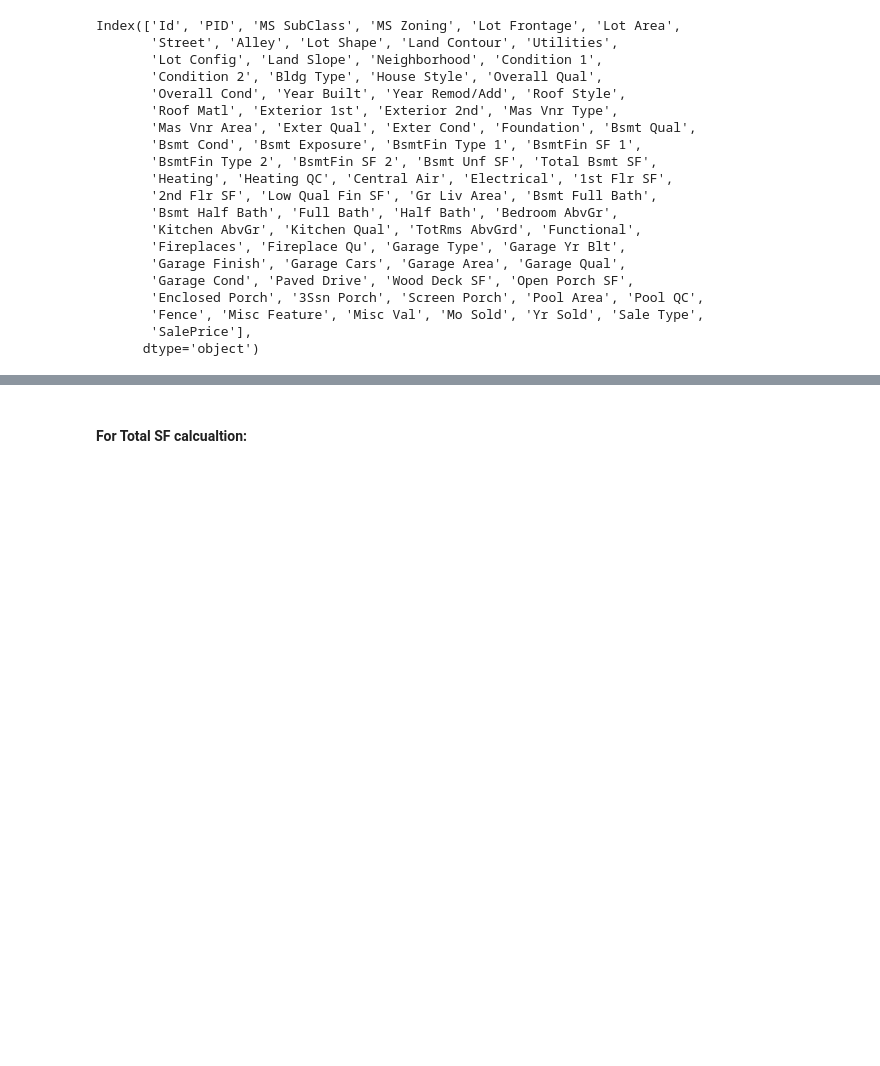
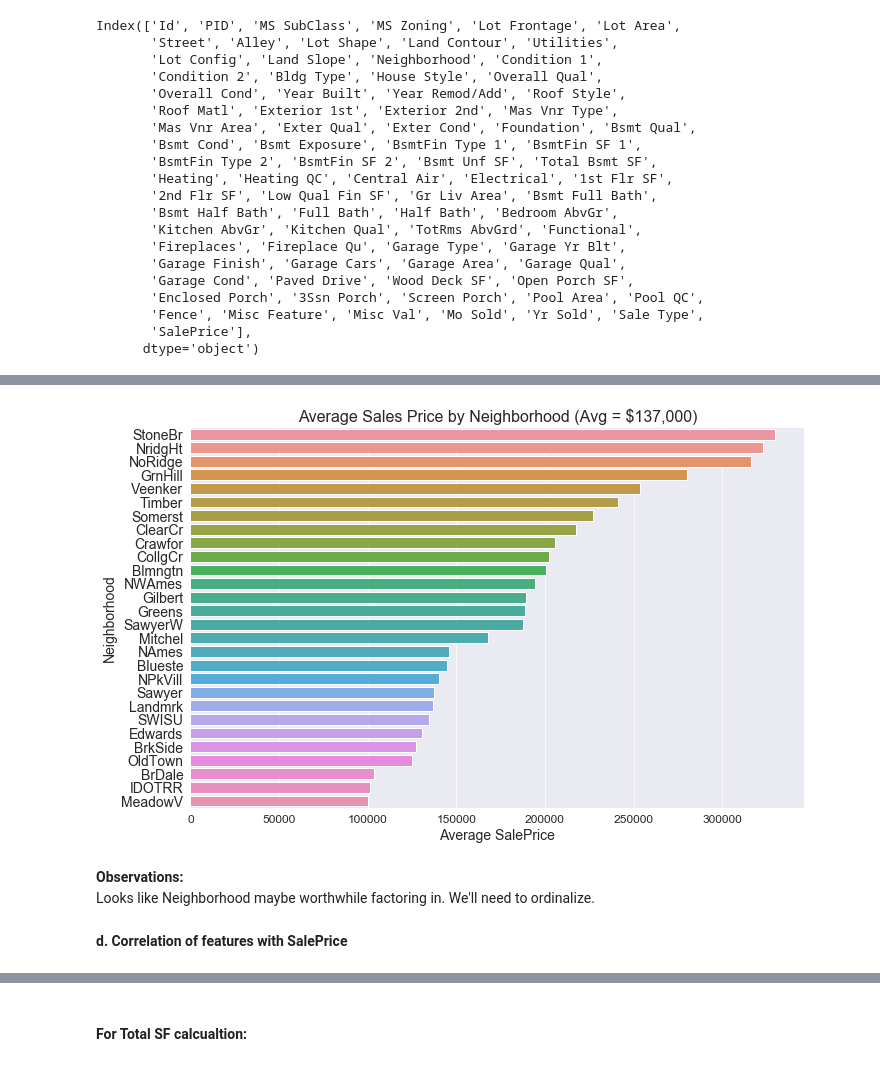
Before and after one commit to Laurarom7/Ames-Housing-Price-Predictor, a Jupyter notebook: Ames_Housing_Prices-Additional-An-Iteration.ipynb, the cells around one changed output, grey strips where cells are left out. Drawn from its saved outputs; the diff is of its cells as text; code cells hidden in the pictures; blank space fills up the shorter version.

```diff
--- a/Ames_Housing_Prices-Additional-An-Iteration.ipynb
+++ b/Ames_Housing_Prices-Additional-An-Iteration.ipynb
@@ -250,0 +139,15 @@ houses['Year Remod/Add'].isna().sum()
+# %%
+plt.figure(figsize=(11,7))
+sns.barplot(y=nb_sp.index,x= nb_sp['SalePrice'],ci=None)
+plt.title("Average Sales Price by Neighborhood (Avg = $137,000)",fontsize=16)
+plt.yticks(fontsize=14)
+plt.xticks(fontsize=12)
+plt.ylabel("Neighborhood",fontsize=14)
+plt.xlabel("Average SalePrice",fontsize=14);
+# %% [output]
+[figure, added]
+# %% [markdown]
+**Observations:**<br>Looks like Neighborhood maybe worthwhile factoring in.
+We'll need to ordinalize.
+# %% [markdown]
+**d. Correlation of features with SalePrice**
```
Also changed, not shown: parts of 106 cells of this notebook.
